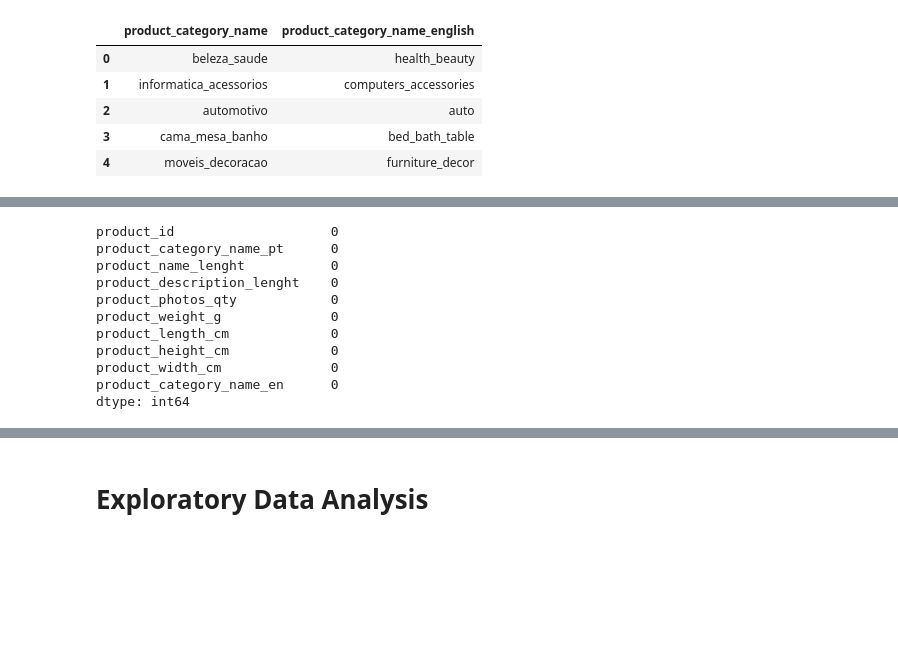
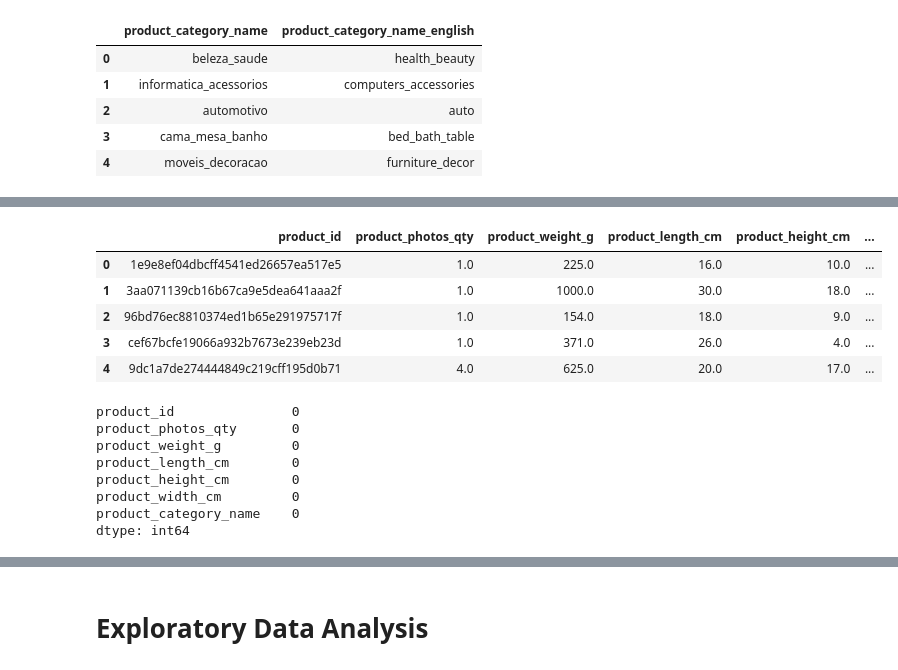
Before and after one commit to knftlyulya/brazilian-e-commerce-analysis, a Jupyter notebook: data_preparation.ipynb, the cells around one changed output, grey strips where cells are left out. Drawn from its saved outputs; the diff is of its cells as text; code cells hidden in the pictures; blank space fills up the shorter version.

```diff
--- a/data_preparation.ipynb
+++ b/data_preparation.ipynb
@@ -472,14 +472,20 @@ products.drop(columns="product_category_name_pt")
+# %%
+products_new.head()
+# %% [output]
+|  | product_id | product_photos_qty | product_weight_g | product_length_cm | product_height_cm | ... |
+| 0 | 1e9e8ef04dbcff4541ed26657ea517e5 | 1.0 | 225.0 | 16.0 | 10.0 | ... |
+| 1 | 3aa071139cb16b67ca9e5dea641aaa2f | 1.0 | 1000.0 | 30.0 | 18.0 | ... |
+| 2 | 96bd76ec8810374ed1b65e291975717f | 1.0 | 154.0 | 18.0 | 9.0 | ... |
+| 3 | cef67bcfe19066a932b7673e239eb23d | 1.0 | 371.0 | 26.0 | 4.0 | ... |
+| 4 | 9dc1a7de274444849c219cff195d0b71 | 4.0 | 625.0 | 20.0 | 17.0 | ... |
 # %%
-products.isnull().sum()
+products_new.isnull().sum()
 # %% [output]
-product_id                    0
-product_category_name_pt      0
-product_name_lenght           0
-product_description_lenght    0
-product_photos_qty            0
-product_weight_g              0
-product_length_cm             0
-product_height_cm             0
-product_width_cm              0
-product_category_name_en      0
+product_id               0
+product_photos_qty       0
+product_weight_g         0
+product_length_cm        0
+product_height_cm        0
+product_width_cm         0
+product_category_name    0
 dtype: int64
```
Also changed, not shown: parts of 6 cells of this notebook, 8 other files.
